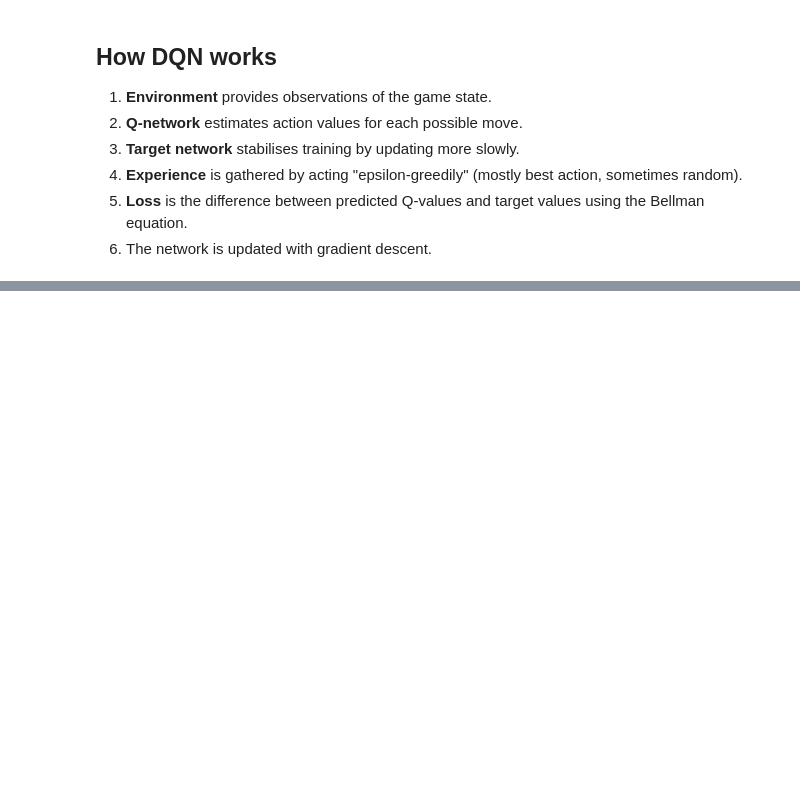
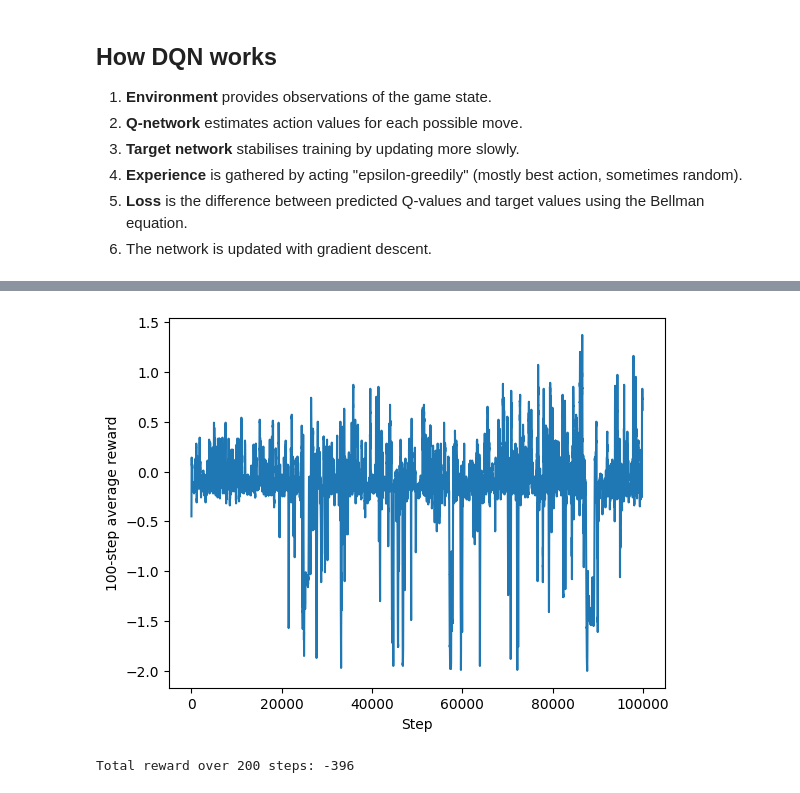
Before and after one commit to sigmunjr/blockrun_rl, a Jupyter notebook: BlockRun_DQN.ipynb, the cells around one changed output, grey strips where cells are left out. Cells and saved outputs as stored; diff of their text form; code cells hidden in the pictures; blank space fills up the shorter version.

```diff
--- a/BlockRun_DQN.ipynb
+++ b/BlockRun_DQN.ipynb
@@ -45,8 +49,9 @@ class QNetwork(nn.Module):
     def forward(self, x):
         return self.network(x).mean(dim=(2, 3))
 # %%
-def train_dqn(num_iterations=2000, epsilon=0.1, gamma=0.99):
-    q_network = QNetwork().to(device)
+def train_dqn(q_network=None, num_iterations=2000, epsilon=0.1, gamma=0.99):
+    if q_network is None:
+        q_network = QNetwork().to(device)
     target_network = QNetwork().to(device)
     target_network.load_state_dict(q_network.state_dict())
     optimizer = torch.optim.Adam(q_network.parameters(), lr=1e-4)
@@ -73,13 +78,16 @@ def train_dqn(num_iterations=2000, epsilon=0.1, gamma=0.99):
         if i % 1000 == 0 and i > 0:
             target_network.load_state_dict(q_network.state_dict())
     return q_network, rewards
+q_net = None
 # %%
-q_net, rewards = train_dqn(num_iterations=5000)
+q_net, rewards = train_dqn(q_network=q_net, num_iterations=10_000)
 avg_rewards = np.convolve(rewards, np.ones(100)/100, mode='valid')
 plt.plot(avg_rewards)
 plt.xlabel('Step')
 plt.ylabel('100-step average reward')
 plt.show()
+# %% [output]
+[figure, added]
 # %%
 def run_agent(q_network, steps=200):
     env = BlockRun(1000, device=device)
@@ -91,6 +99,8 @@ def run_agent(q_network, steps=200):
         total_reward += env.current_reward
     print('Total reward over', steps, 'steps:', total_reward)
 run_agent(q_net)
+# %% [output]
+Total reward over 200 steps: -396
 # %%
 # Run this cell to play the game manually using WASD keys.
 play_game()
```
Also changed, not shown: parts of 2 cells of this notebook, 3 other files.
